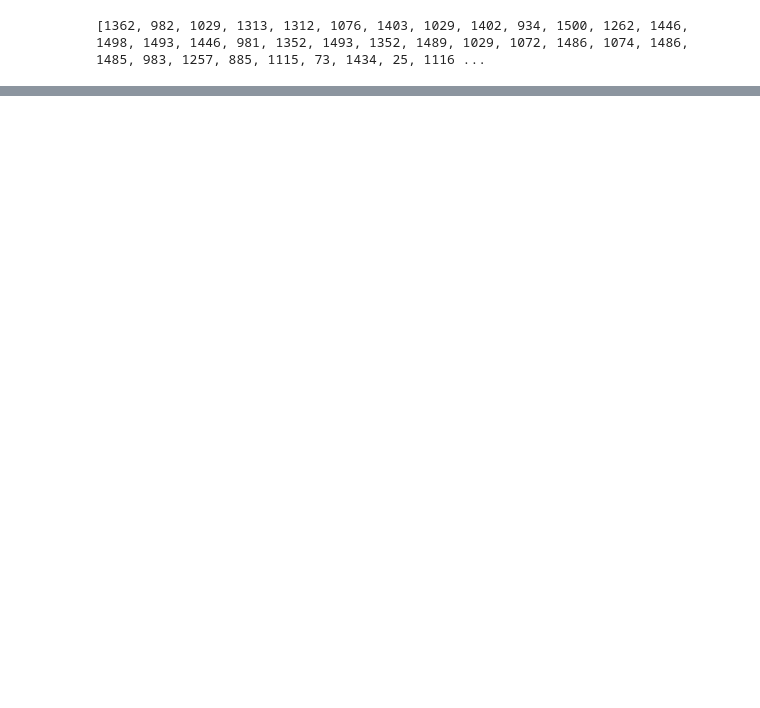
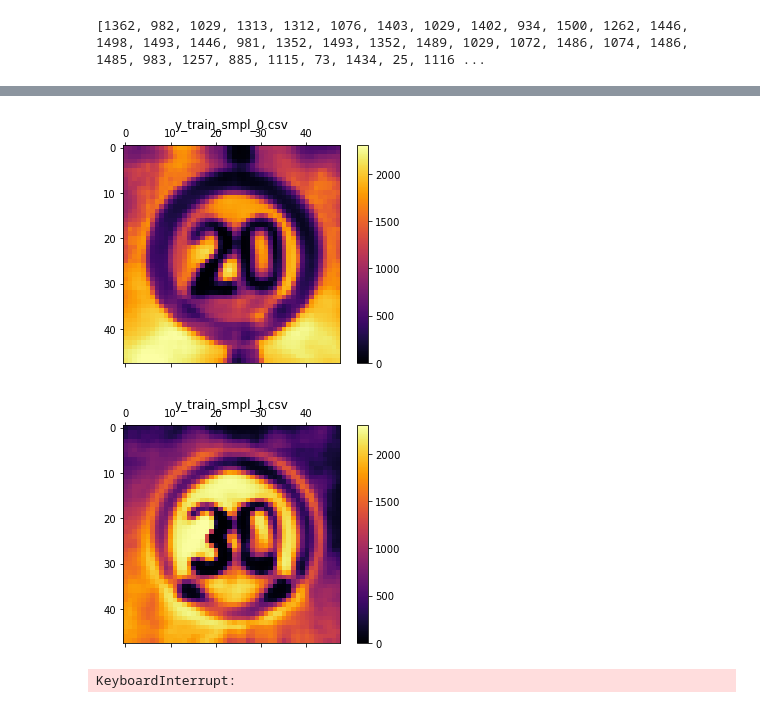
Before and after one commit to friedforfun/Data-Mining-Machine-Learning-CW, a Jupyter notebook: Tasks/Task 4 - Deeper analysis of data.ipynb, the cells around one changed output, grey strips where cells are left out. Cells and saved outputs as stored; diff of their text form; code cells hidden in the pictures; blank space fills up the shorter version.

```diff
--- a/Tasks/Task 4 - Deeper analysis of data.ipynb
+++ b/Tasks/Task 4 - Deeper analysis of data.ipynb
@@ -81,0 +105,6 @@ print(pf.bestPixels(X, y, 100))
+# %%
+pf.showHeatmap()
+# %% [output]
+[figure, added]
+[figure, added]
+KeyboardInterrupt:
```
Also changed, not shown: parts of 6 cells of this notebook.
